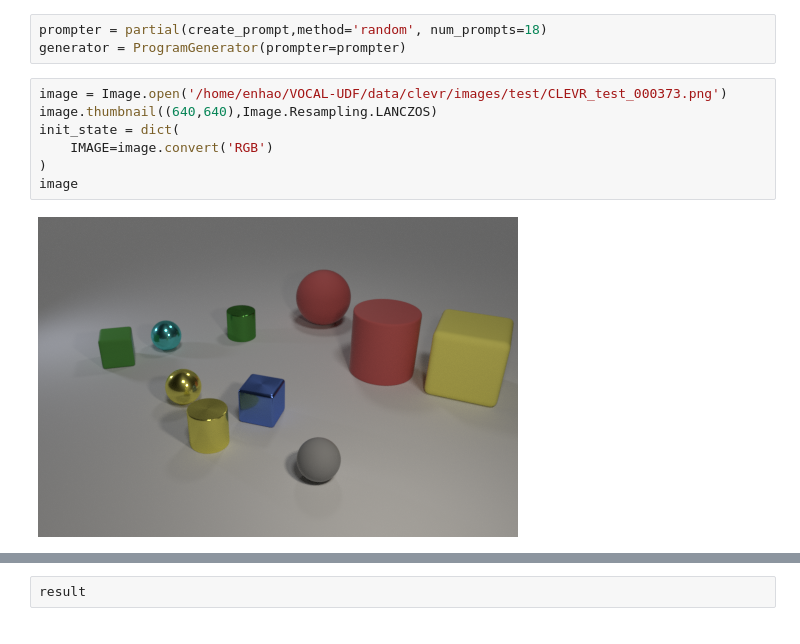
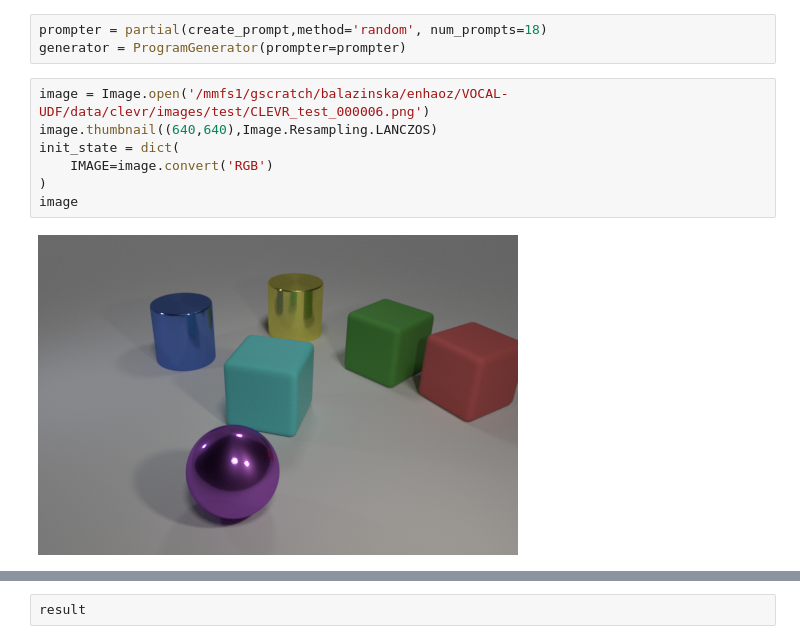
Before and after one commit to uwdb/VOCAL-UDF, a Jupyter notebook: visprog/notebooks/clevr.ipynb, the cells around one changed output, grey strips where cells are left out. Saved outputs shown, nothing was run; the diff lists cells and outputs as text.

```diff
--- a/visprog/notebooks/clevr.ipynb
+++ b/visprog/notebooks/clevr.ipynb
@@ -41,14 +37,14 @@ Registering RESULT step
 prompter = partial(create_prompt,method='random', num_prompts=18)
 generator = ProgramGenerator(prompter=prompter)
 # %%
-image = Image.open('/home/enhao/VOCAL-UDF/data/clevr/images/test/CLEVR_test_000373.png')
+image = Image.open('/mmfs1/gscratch/balazinska/enhaoz/VOCAL-UDF/data/clevr/images/test/CLEVR_test_000006.png')
 image.thumbnail((640,640),Image.Resampling.LANCZOS)
 init_state = dict(
     IMAGE=image.convert('RGB')
 )
 image
 # %% [output]
-[figure, old version]
+[figure, new version]
 # %%
 # question = "a big object o1 is right of the brown cylinder o2 and left of the large brown sphere o3"
 question = "a big blue block"
```
Also changed, not shown: parts of 3 cells of this notebook, 6 other files.
